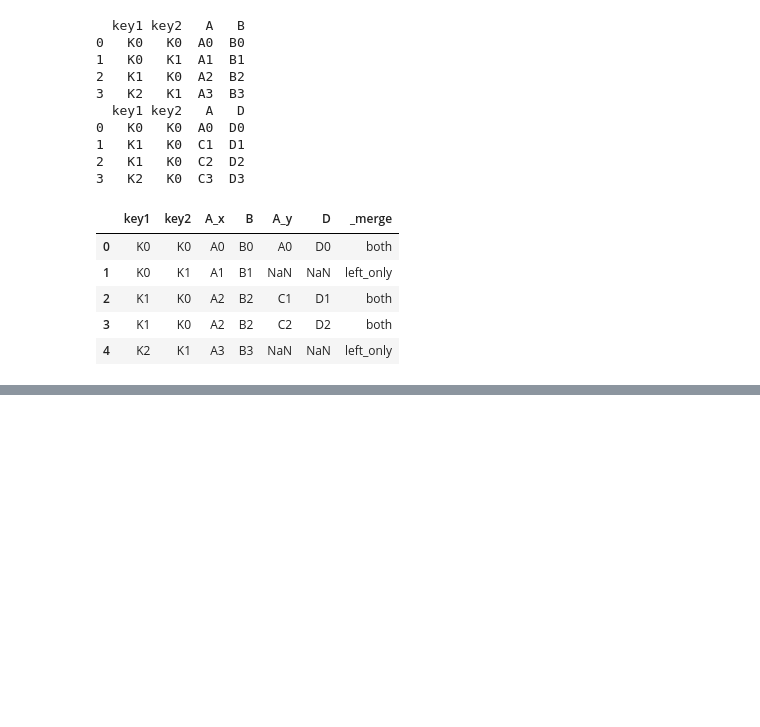
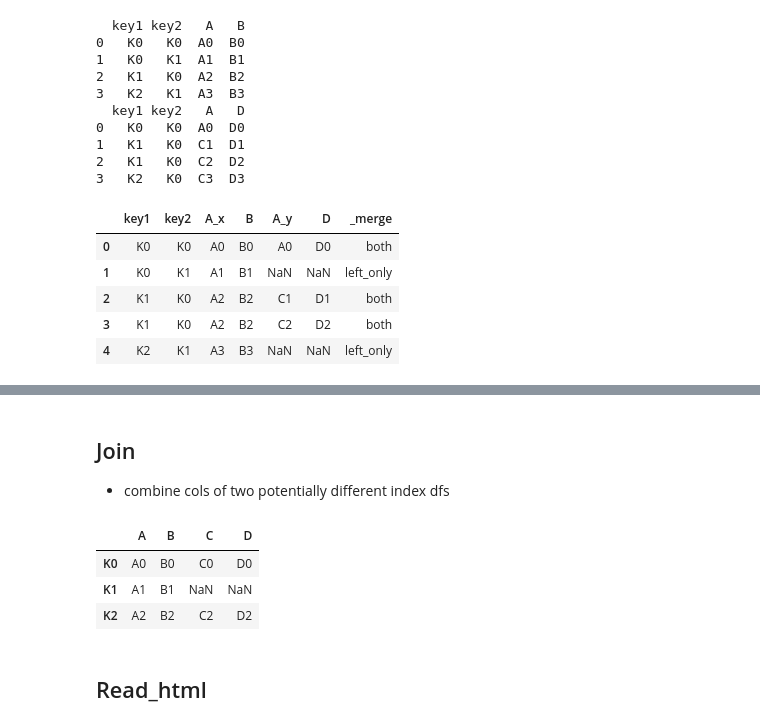
Before and after one commit to yuna-liu/Databehandling-Yuna-Liu, a Jupyter notebook: Code-alongs/L3-merge.ipynb, the cells around one changed output, grey strips where cells are left out. Cells and saved outputs as stored; diff of their text form; code cells hidden in the pictures; blank space fills up the shorter version.

```diff
--- a/Code-alongs/L3-merge.ipynb
+++ b/Code-alongs/L3-merge.ipynb
@@ -173,3 +184,27 @@ left.merge(right, on=["key1", "key2"], how="left", indicator=True)
+# %% [markdown]
+## Join
+- combine cols of two potentially different index dfs
+# %%
+left = pd.DataFrame(
+    {"A": ["A0", "A1", "A2"], "B": ["B0", "B1", "B2"]}, index=["K0", "K1", "K2"]
+)
+
+
+right = pd.DataFrame(
+    {"C": ["C0", "C2", "C3"], "D": ["D0", "D2", "D3"]}, index=["K0", "K2", "K3"]
+)
+
+left.join(right) # joins on left
+# ttps://datascienceparichay.com/article/pandas-join-vs-merge/#:~:text=Difference%20between%20pandas%20join%20and%20merge%20Both%20the,join%20dataframes%20on%20indexes%20as%20well%20as%20columns
+# Difference between pandas join and merge
+# Both the functions are used to perform joins on pandas dataframes but they’re used in different scenarios. The join() function is generally used to join dataframes on index whereas the merge() function is a more versatile function that lets you join dataframes on indexes as well as columns.
+# %% [output]
+|  | A | B | C | D |
+| K0 | A0 | B0 | C0 | D0 |
+| K1 | A1 | B1 | NaN | NaN |
+| K2 | A2 | B2 | C2 | D2 |
+# %% [markdown]
+## Read_html
 # %%
 link = "https://en.wikipedia.org/wiki/List_of_potentially_habitable_exoplanets"
 tables = pd.read_html(link)
```
Also changed, not shown: parts of 5 cells of this notebook.
